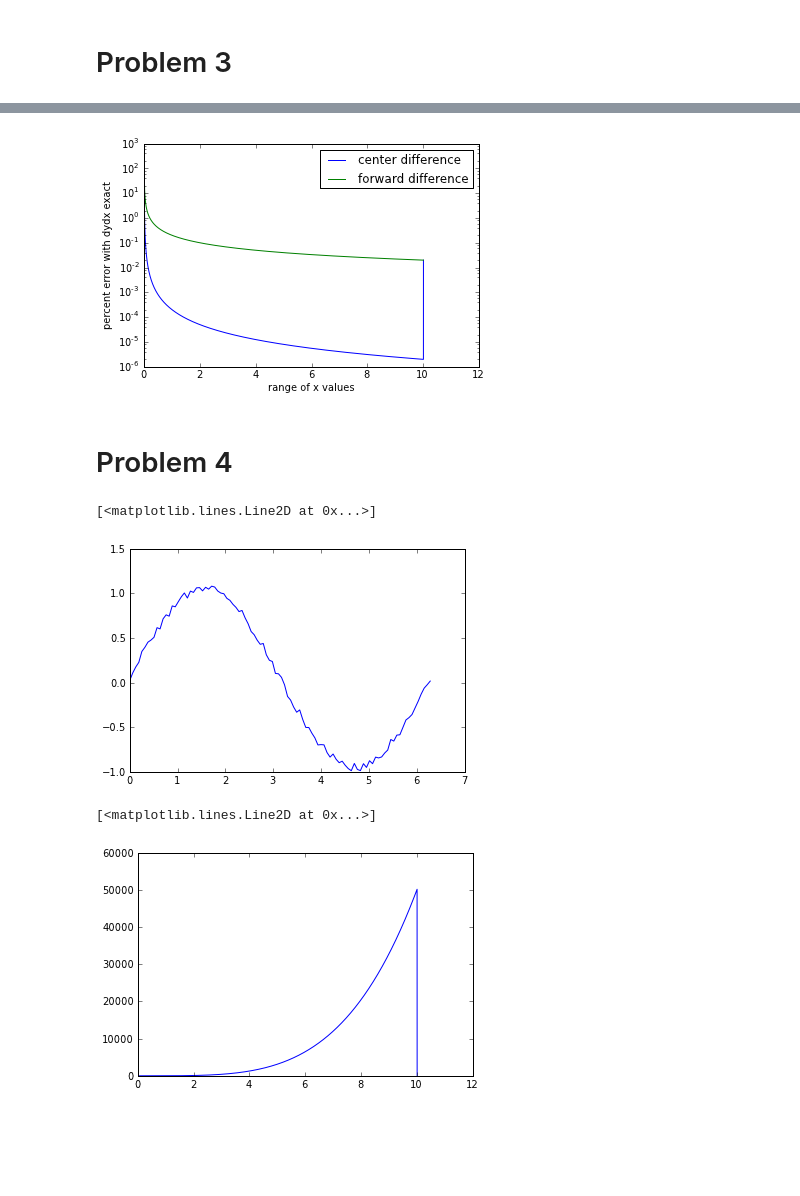
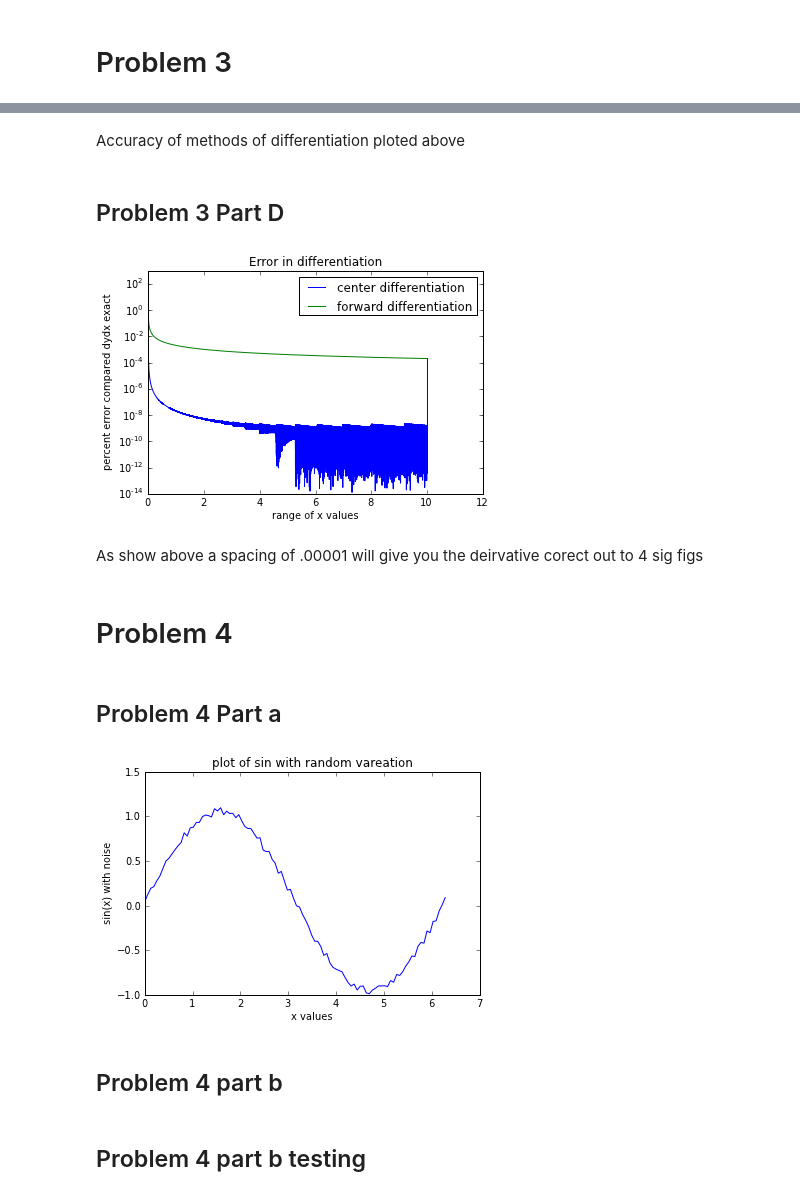
Before and after one commit to mmille60/PHYS202-SP2013, a Jupyter notebook: Week4/InterpAndDiffEx3.ipynb, the cells around one changed output, grey strips where cells are left out. Cells and saved outputs as stored; diff of their text form; code cells hidden in the pictures; blank space fills up the shorter version.

```diff
--- a/Week4/InterpAndDiffEx3.ipynb
+++ b/Week4/InterpAndDiffEx3.ipynb
@@ -93,36 +227,55 @@ show()
+# %% [markdown]
+Accuracy of methods of differentiation ploted above
+# %% [markdown]
+Problem 3 Part D
+---
 # %%
-x = arange(0,10.01,0.001)
-percentError1 = 100*abs(z[1:] - dydxExact[1:])/dydxExact[1:]
+x = arange(0,10.01,.00001)
+y= x**5
+z=finiteDifference(x,y)
+f=center_Difference(x,y)
+dydxExact=5*x**4
+percentError1 = 100*abs(z[1:] - dydxExact[1:])/dydxExact[1:]#calculates percent error
 percentError2 =100*abs(f[1:] - dydxExact[1:])/dydxExact[1:]
-semilogy(x[1:],percentError2,label="center difference")
-semilogy(x[1:],percentError1,label="forward difference")
-ylabel("percent error with dydx exact")
+semilogy(x[1:],percentError2,label="center differentiation")#plots the errors
+semilogy(x[1:],percentError1,label="forward differentiation")
+ylabel("percent error compared dydx exact")
 xlabel("range of x values")
 legend(loc="upper right")
+title("Error in differentiation")
 show()
 # %% [output]
-[figure, old version]
+[figure, new version]
+# %% [markdown]
+As show above a spacing of .00001 will give you the deirvative corect out to 4 sig figs
 # %% [markdown]
 Problem 4
 =====
+# %% [markdown]
+Problem 4 Part a
+--
 # %%
 x = linspace(0,2*pi,100)
 y = sin(x) + 0.1*random.random(size=x.shape)
 plot(x,y)
+xlabel("x values")
+ylabel("sin(x) with noise")
+title("plot of sin with random vareation")
+show()
 # %% [output]
-[<matplotlib.lines.Line2D at 0x...>]
-[figure, old version]
+[figure, new version]
+# %% [markdown]
+Problem 4 part b
+---
 # %%
-x = arange(0,10.01,0.001)
-y= x**5
+#creating the function
 def foutPtFiniteDiff(x,y):
-    h=.001
-    dydx =zeros(y.shape,float)
-    for i in range(2,len(y)-2):
+    """takes an array x and a function y as inputs and returns the derivative of the function y"""
+    h= x[2]-x[1]#sets the splacing
+    dydx =zeros(y.shape,float)#initializes the matrix
+    for i in range(2,len(y)-2):#runs through all the values
         dydx[i]=(y[i-2]-8*y[i-1]+8*y[i+1]-y[i+2])/(12*h)
     return dydx
-r=foutPtFiniteDiff(x,y)
-plot(x,r)
-# %% [output]
-[<matplotlib.lines.Line2D at 0x...>]
-[figure, removed]
+# %% [markdown]
+Problem 4 part b testing
+--
```
Also changed, not shown: parts of 34 cells of this notebook, 1 other file.
